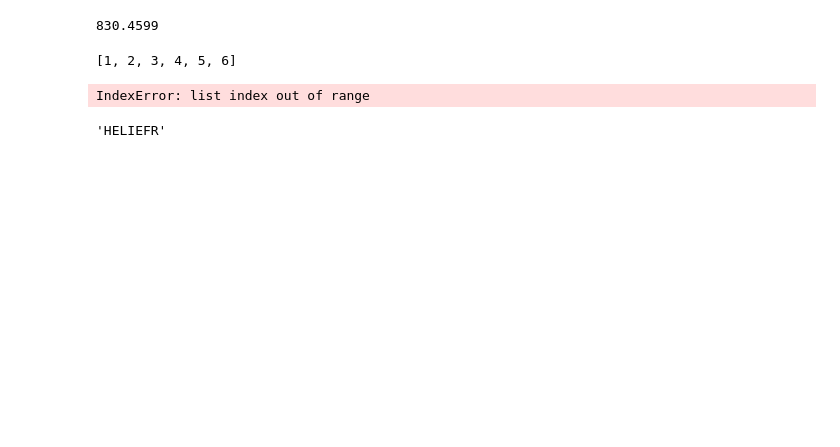
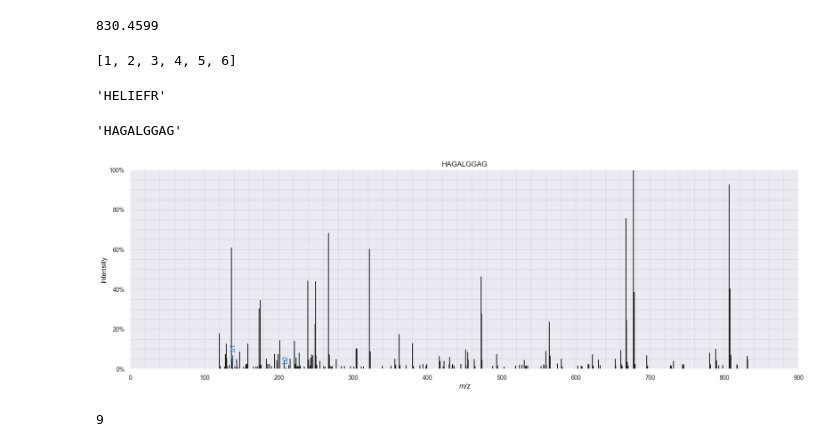
Before and after one commit to DBeben22/expert-tandem, a Jupyter notebook: prototypes/prototype_vers3.ipynb, the cells around one changed output. Cells and saved outputs as stored; diff of their text form; code cells hidden in the pictures; blank space fills up the shorter version.

```diff
--- a/prototypes/prototype_vers3.ipynb
+++ b/prototypes/prototype_vers3.ipynb
@@ -492,10 +482,6 @@ print([1,2,3,4,5] + [6])
 # %%
 if [1,2,3,4,5] + [6] not in boobielist:
     print("b")
-# %%
-"".join(full_pep_list[0])
-# %% [output]
-IndexError: list index out of range
 # %%
 peptide
 # %% [output]
@@ -506,3 +492,18 @@ peptide
 # TODO implement the DirecTag ranking methods.
 # TODO is there a heuristic for this???
 # like can I find a way to know ahead of time which path makes the most sense
+# %%
+"".join(full_pep_list[0][0])
+# %% [output]
+'HAGALGGAG'
+# %%
+found_peptide ="".join(full_pep_list[0][0])
+# %%
+pa.annotate_spectrum(plotting_dict, found_peptide, precursor_charge=2, backend='spectrum_utils',
+    ion_types='aby', title=found_peptide)
+#plt.figure(figsize=(12,6))
+plt.show()
+len(found_peptide)
+# %% [output]
+[figure, added]
+9
```
Also changed, not shown: parts of 7 cells of this notebook, 1 other file.
